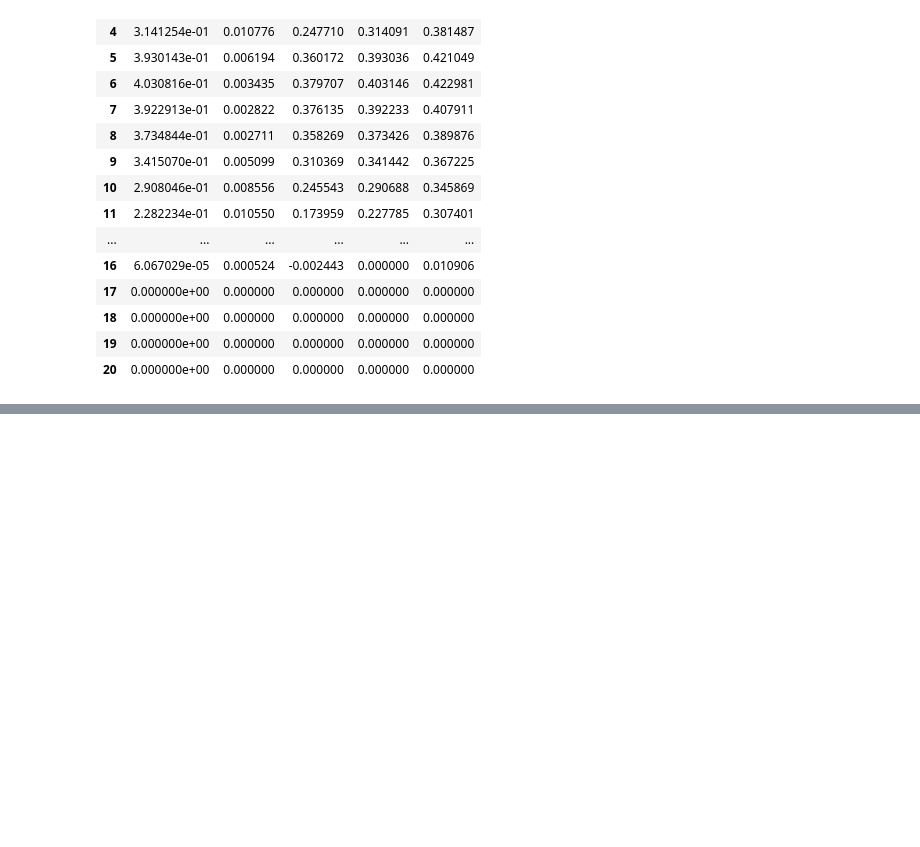
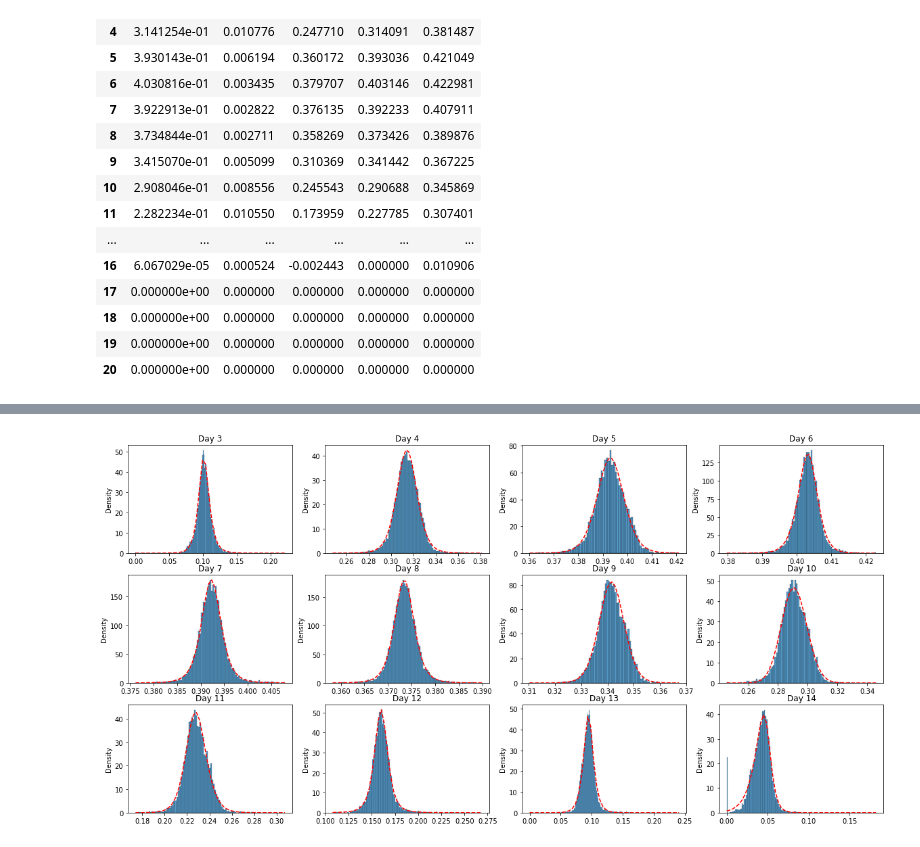
Before and after one commit to WhiffleFish/EpidemicModeling, a Jupyter notebook: InfectionDistributions.ipynb, the cells around one changed output, grey strips where cells are left out. Cells and saved outputs as stored; diff of their text form; code cells hidden in the pictures; blank space fills up the shorter version.

```diff
--- a/InfectionDistributions.ipynb
+++ b/InfectionDistributions.ipynb
@@ -57,8 +31,10 @@ sns.histplot(days[:,1])
 # %%
 fig, axes = plt.subplots(3,6,figsize=(20,10))
 for i, ax in enumerate(axes.flatten()):
-    sns.histplot(days[:,i], ax = ax, kde=True, stat='density', line_kws={'color':'r'})
-    ax.set_title(f"Day {i+2}")
+    with warnings.catch_warnings():
+        warnings.filterwarnings('ignore')
+        sns.histplot(days[:,i], ax = ax, kde=True, stat='density', line_kws={'color':'r'})
+        ax.set_title(f"Day {i+2}")
 
 plt.tight_layout()
 # %% [output]
@@ -83,3 +59,8 @@ pd.DataFrame(days, columns=np.arange(2,21)).describe(percentiles=[0.5])[1:].T
 | 18 | 0.000000e+00 | 0.000000 | 0.000000 | 0.000000 | 0.000000 |
 | 19 | 0.000000e+00 | 0.000000 | 0.000000 | 0.000000 | 0.000000 |
 | 20 | 0.000000e+00 | 0.000000 | 0.000000 | 0.000000 | 0.000000 |
+# %%
+days = pickle.load(open("DistDayData.p","rb"))
+for day in days:
+    print(day['day'])
+    print(f"   {day['dist'].name} -> params:",*day['params'],"\n")
@@ -85,0 +125,8 @@ pd.DataFrame(days, columns=np.arange(2,21)).describe(percentiles=[0.5])[1:].T
+# %%
+fig, axes = plt.subplots(3,4, figsize=(20,10))
+for i,ax in enumerate(axes.flatten(),start=3):
+    plot_day(i,days,ax=ax)
+
+plt.show()
+# %% [output]
+[figure, added]
```
Also changed, not shown: parts of 5 cells of this notebook, 4 other files.
